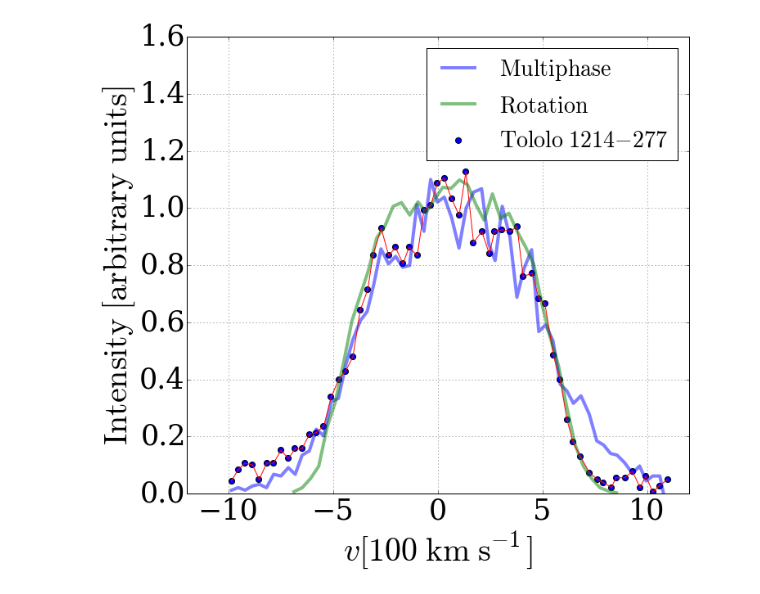
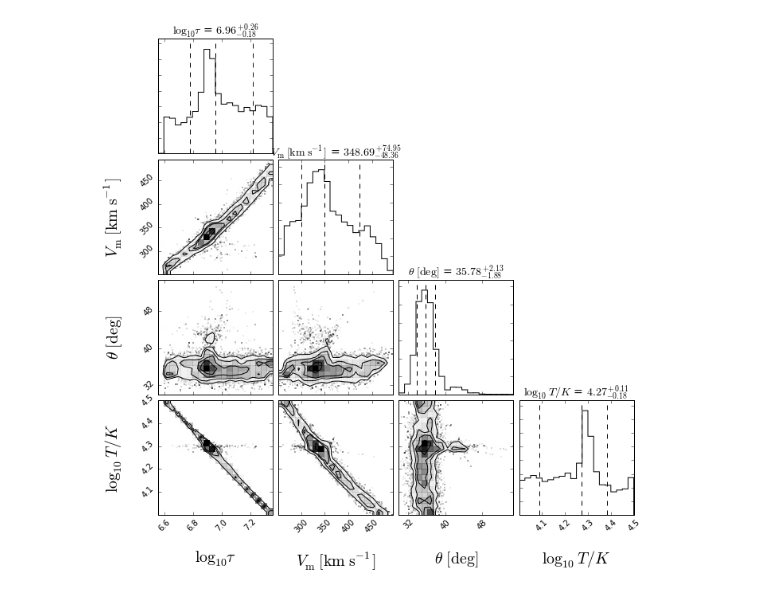
Before and after one commit to astroandes/tololo-lya-fit, a Jupyter notebook: code/paper_plots.ipynb, the cells around one changed output. Saved outputs shown, nothing was run; the diff lists cells and outputs as text; code cells hidden in the pictures.

Commit message:
includes corner plot

```diff
--- a/code/paper_plots.ipynb
+++ b/code/paper_plots.ipynb
@@ -14,4 +15,16 @@ def set_ticklabels(ax, size=18):
     for label_y in ticklabels_y:
         label_y.set_fontsize(size)
         label_y.set_family('serif')
+# %%
+def plot_emcee_results():
+    data = np.loadtxt("../data/emcee/sampler_flatchain.dat",delimiter=",")
+    fig = corner.corner(data, labels=[r"$\log_{10}\tau$", r"$V_{\rm m}\ [\mathrm{km\ s^{-1}}]$",
+                                      r"$\theta\ \mathrm{[deg]}$", r"$\log_{10}\ T/K$"],
+                        quantiles=[0.16, 0.5, 0.84], show_titles=True,
+                        title_kwargs={"fontsize": 14}, label_kwargs={"fontsize":20})
+    fig.show()
+    fig.savefig("../figs/emcee_results.pdf", bbox_inches='tight')
+plot_emcee_results()
+# %% [output]
+[figure, added]
 # %%
@@ -67,7 +83,3 @@ def plot_comparison(v_max=300, view_angle=0, logT=4.0, logtau=6.0):
     plt.show(fig)
     plt.close(fig)
     return
-# %%
-plot_comparison(v_max=300, view_angle=20, logT=4.2, logtau=7.0)
-# %% [output]
-[figure, removed]
```
Also changed, not shown: parts of 3 cells of this notebook.
